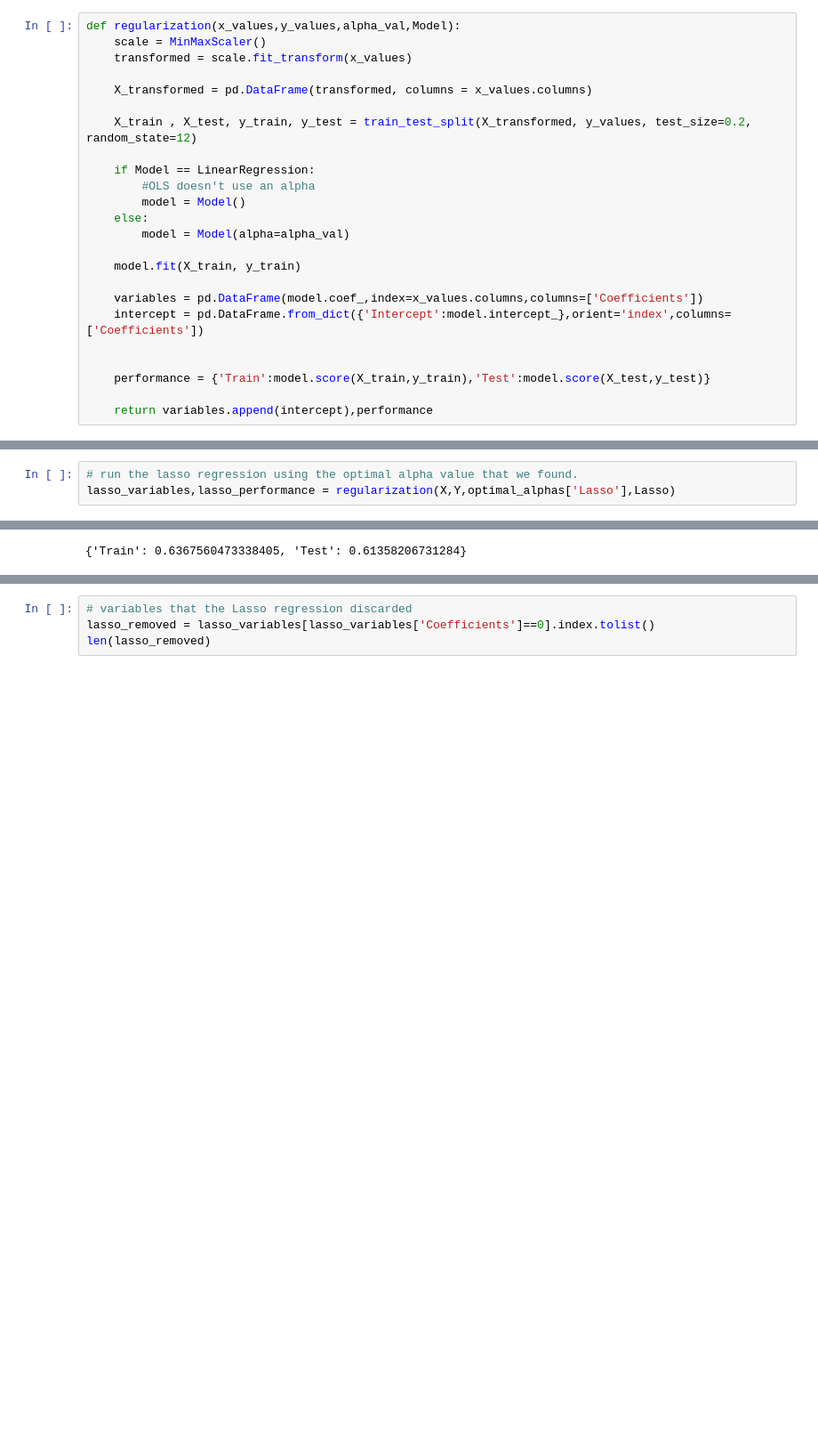
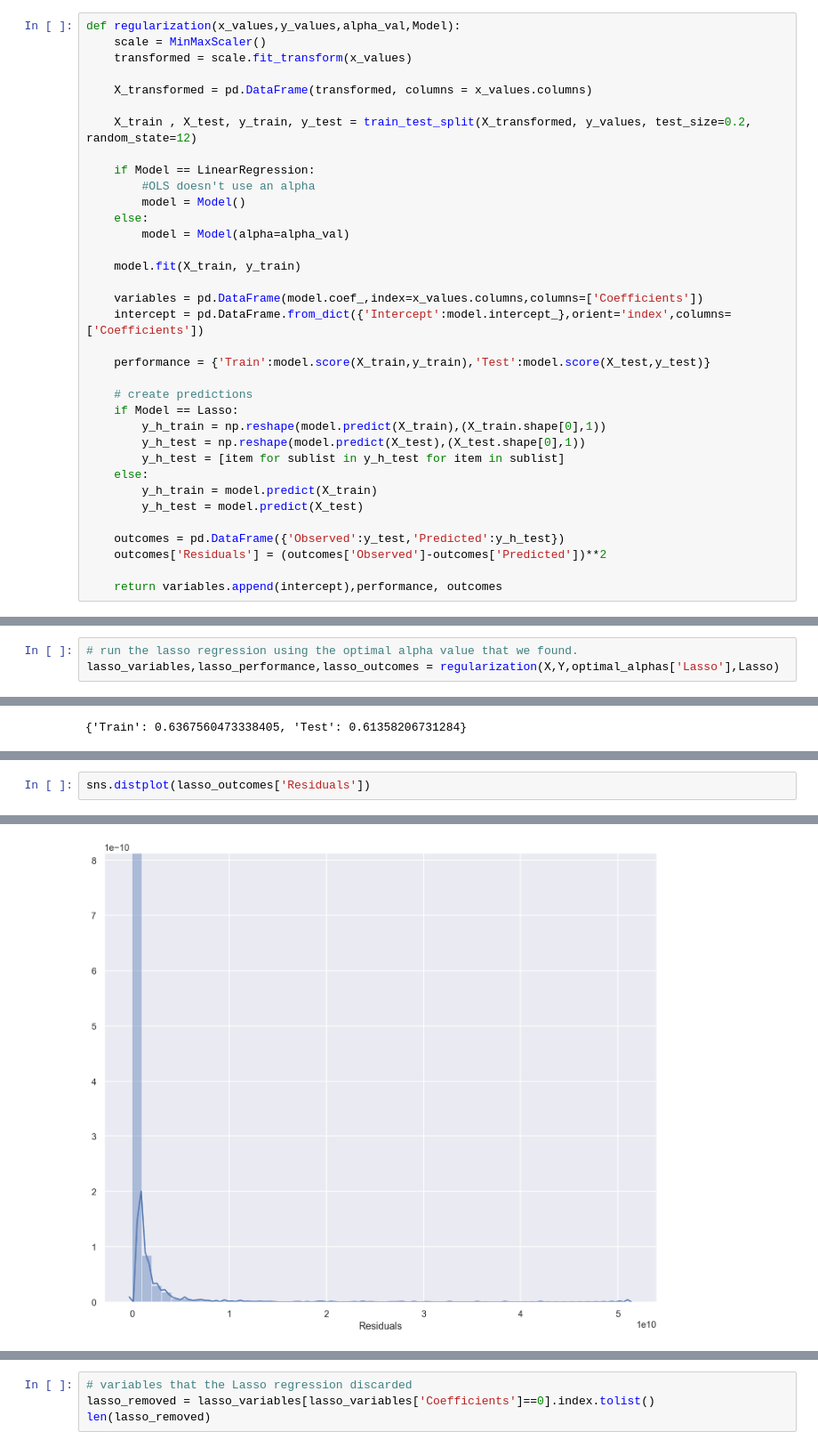
Before and after one commit to KennyMiyasato/developer_salary_predictor, a Jupyter notebook: charlie/charlie_index.ipynb, the cells around one changed output, grey strips where cells are left out. Shown at 89% size. Cells and saved outputs as stored; diff of their text form; blank space fills up the shorter version.

```diff
--- a/charlie/charlie_index.ipynb
+++ b/charlie/charlie_index.ipynb
@@ -167,10 +167,21 @@ def regularization(x_values,y_values,alpha_val,Model):
     variables = pd.DataFrame(model.coef_,index=x_values.columns,columns=['Coefficients'])
     intercept = pd.DataFrame.from_dict({'Intercept':model.intercept_},orient='index',columns=['Coefficients'])
 
-
     performance = {'Train':model.score(X_train,y_train),'Test':model.score(X_test,y_test)}
 
-    return variables.append(intercept),performance
+    # create predictions
+    if Model == Lasso:
+        y_h_train = np.reshape(model.predict(X_train),(X_train.shape[0],1))
+        y_h_test = np.reshape(model.predict(X_test),(X_test.shape[0],1))
+        y_h_test = [item for sublist in y_h_test for item in sublist]
+    else:
+        y_h_train = model.predict(X_train)
+        y_h_test = model.predict(X_test)
+
+    outcomes = pd.DataFrame({'Observed':y_test,'Predicted':y_h_test})
+    outcomes['Residuals'] = (outcomes['Observed']-outcomes['Predicted'])**2
+
+    return variables.append(intercept),performance, outcomes
 # %%
 #we'll use this function to test different Alpha values
 optimal_alphas = {}
@@ -206,6 +217,6 @@ optimal_alphas
 # %%
 # run the lasso regression using the optimal alpha value that we found.
-lasso_variables,lasso_performance = regularization(X,Y,optimal_alphas['Lasso'],Lasso)
+lasso_variables,lasso_performance,lasso_outcomes = regularization(X,Y,optimal_alphas['Lasso'],Lasso)
 # %%
 # R^2 values for training and test data
 lasso_performance
@@ -213,0 +241,3 @@ lasso_performance
+# %%
+sns.distplot(lasso_outcomes['Residuals'])
+# %% [output]
@@ -213,0 +245 @@ lasso_performance
+[figure, added]
```
Also changed, not shown: parts of 15 cells of this notebook.
